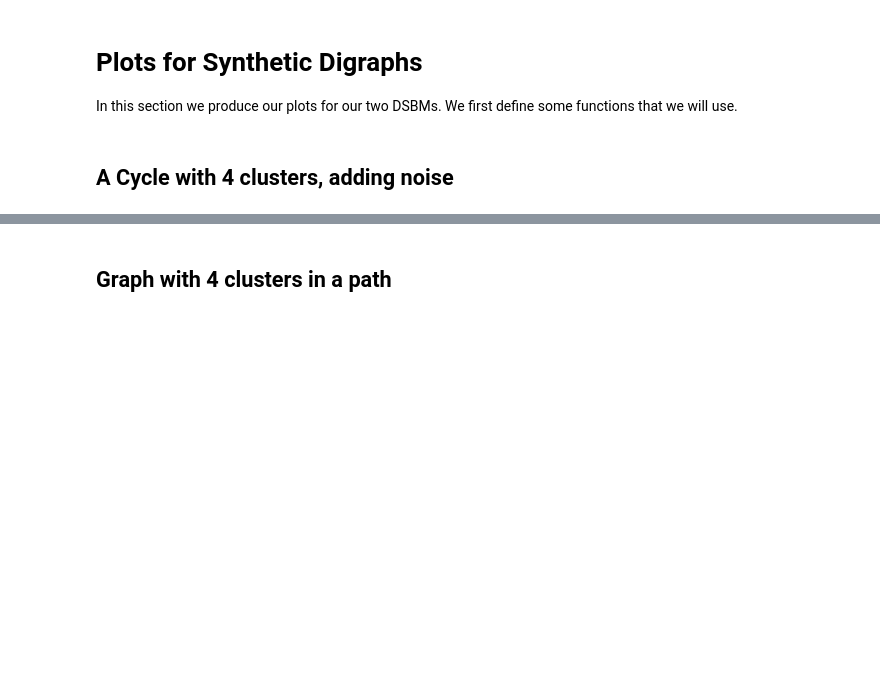
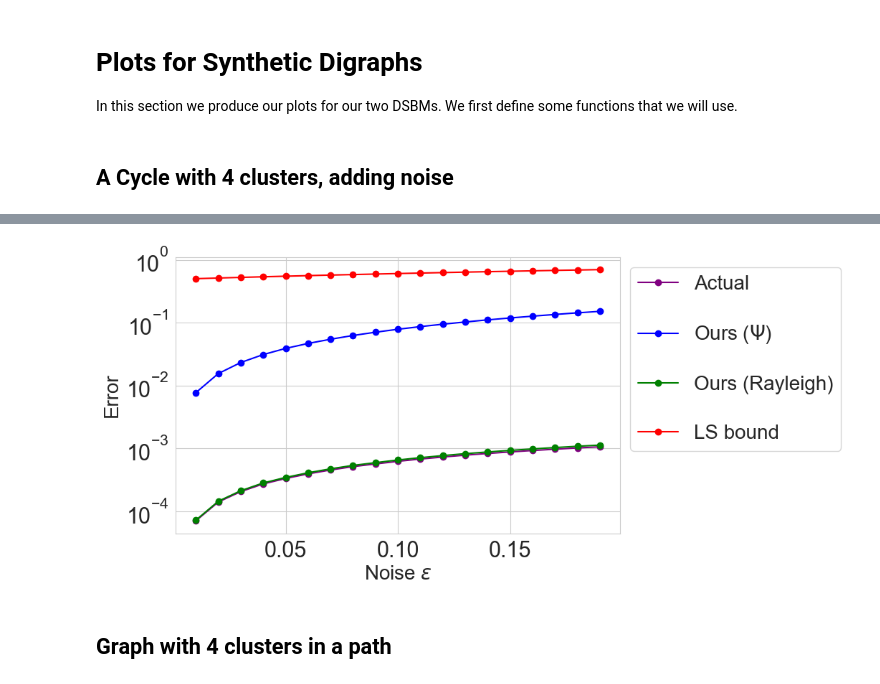
Before and after one commit to GeorgeRLTyler/Improved-and-Generalised-Analysis-for-Spectral-Clustering, a Jupyter notebook: experiments-and-figures.ipynb, the cells around one changed output, grey strips where cells are left out. Cells and saved outputs as stored; diff of their text form; code cells hidden in the pictures; blank space fills up the shorter version.

```diff
--- a/experiments-and-figures.ipynb
+++ b/experiments-and-figures.ipynb
@@ -16,7 +16,7 @@ from skimage.transform import rescale
 import cv2
 
 # make text larger
-plt.rc('font', size=16)
+plt.rc('font', size=20)
 # set random seed
 np.random.seed(9)
 # %% [markdown]
@@ -148,33 +102,0 @@ plt.savefig("Figures/AISTATS2025-TEXT-GAUSSIANFILTER.png")
-# %%
-# Compute distance matrix
-euc_distances_color = euclidean_distances(rescaled_smoothed_im.reshape(-1, 1))
-euc_distances_color = euc_distances_color / euc_distances_color.max()
-euc_distances_color_squared = euc_distances_color ** 2
-
-euc_distances_distance = euclidean_distances(np.arange(rescaled_smoothed_im.size).reshape(-1, 1))
-euc_distances_distance = euc_distances_distance / euc_distances_distance.max()
-euc_distances_distance_squared = euc_distances_distance ** 2
-
-
-def sigma_median(distances: np.ndarray) -> float:
-    triu_distances = np.triu(distances, k=1)
-    # choose not to include 0 distances in the calculation
-    sigma = np.median(triu_distances[triu_distances > 0])
-    return sigma
-
-
-sigma_color = sigma_median(euc_distances_color)
-sigma_distance = sigma_median(euc_distances_distance)
-affinity_matrix = np.exp(-euc_distances_color_squared / (2 * sigma_color ** 2)) * np.exp(
-    -euc_distances_distance_squared / (2 * sigma_distance ** 2))
-# set diagonal to 0
-np.fill_diagonal(affinity_matrix, 0)
-# construct norm laplacian
-degrees = np.sum(affinity_matrix, axis=1)
-normalized_laplacian = np.eye(affinity_matrix.shape[0]) - np.diag(
-    1 / np.sqrt(np.sum(affinity_matrix, axis=1))) @ affinity_matrix @ np.diag(
-    1 / np.sqrt(np.sum(affinity_matrix, axis=1)))
-eigenvalues, eigenvectors = np.linalg.eigh(normalized_laplacian)
-idx = eigenvalues.argsort()
-eigenvalues = eigenvalues[idx]
-eigenvectors = eigenvectors[:, idx]
@@ -236,4 +102,0 @@ true_val_combined = np.linalg.norm(true_val_matrix_combined)**2
-# %%
-true_val_matrix = eigenvectors[:,:n_clusters] - indicator_vectors @ (np.conj(indicator_vectors).T @ eigenvectors[:,:n_clusters])
-# true val is frobenius norm of the matrix
-true_val = np.linalg.norm(true_val_matrix)**2
@@ -470,35 +322,37 @@ bounds_df.columns = [r'$\|f_1 - \alpha \chi\|^2$',
 # %%
 df_for_plot = bounds_df[[r'$\|f_1 - \alpha \chi\|^2$', r'$\frac{4 \Psi - \lambda_1}{\lambda_2 - \lambda_1}$', r'$\frac{\chi^* \mathcal{L} \chi - \lambda_1}{\lambda_2 - \lambda_1}$', r'$\frac{1}{\eta_4-1}$']][
     (bounds_df[r'$\frac{4 \Psi - \lambda_1}{\lambda_2 - \lambda_1}$'] <= 0.8) + (bounds_df[r'$\frac{1}{\eta_4-1}$'] <= 0.8)].iloc[1:,:]
 df_for_plot.columns = ['Actual Error'+ r'\n$\|f_1 - \alpha \chi\|^2$',
                        'Our bound ' + r'\n$\frac{4 \Psi - \lambda_1}{\lambda_2 - \lambda_1}$',
                        'Our bound (Rayleigh Quotient) '+ r'\n$\frac{\chi^* \mathcal{L} \chi - \lambda_1}{\lambda_2 - \lambda_1}$',
                        'LS bound ' + r'\n$\frac{1}{\eta_4-1}$']
 
 # Plot the dataframe
 ax = df_for_plot.plot(
      marker='o', linestyle='-', color=['purple','blue','green', 'red'],
     figsize=(8
              ,5), logy=True) #title=r'Cyclic DSBM (k=4)',
 
 # Set labels and grid
-plt.xlabel(r'Noise $\epsilon$', fontsize=14)
-plt.ylabel(r'Error', fontsize=14)
+plt.xlabel(r'Noise $\epsilon$', fontsize=20)
+plt.ylabel(r'Error', fontsize=20)
 plt.grid(True)
 
 legend_labels = [
     'Actual',
     'Ours' + r' ($\Psi$)',
     'Ours (Rayleigh)',
     'LS bound'
     ]
 # Set custom legend with smaller font for equations
 plt.legend(
-    legend_labels, fontsize=14, loc='upper left', bbox_to_anchor=(1, 1),labelspacing=1.5, ncol=1)
+    legend_labels, fontsize=20, loc='upper left', bbox_to_anchor=(1, 1),labelspacing=1.5, ncol=1)
 
 # Save the figure
 plt.savefig('Figures/4_cluster_cycle_noise.png', bbox_inches='tight')
 plt.show()
+# %% [output]
+[figure, added]
 # %% [markdown]
 ## Graph with 4 clusters in a path
 # %%
```
Also changed, not shown: parts of 27 cells of this notebook, 58 other files.
